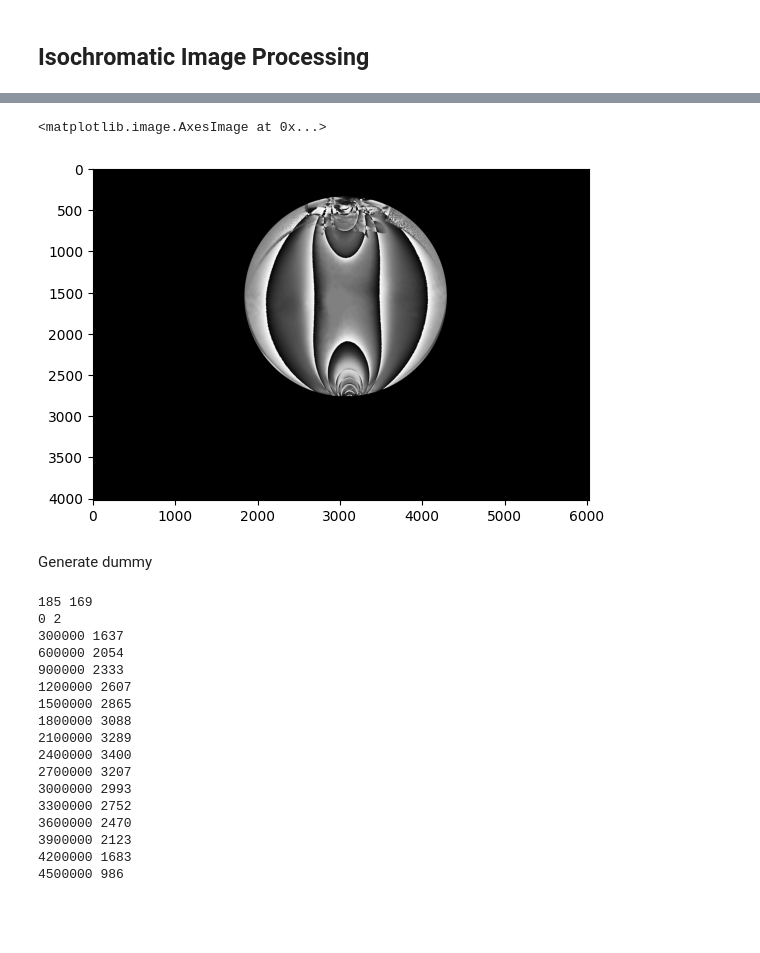
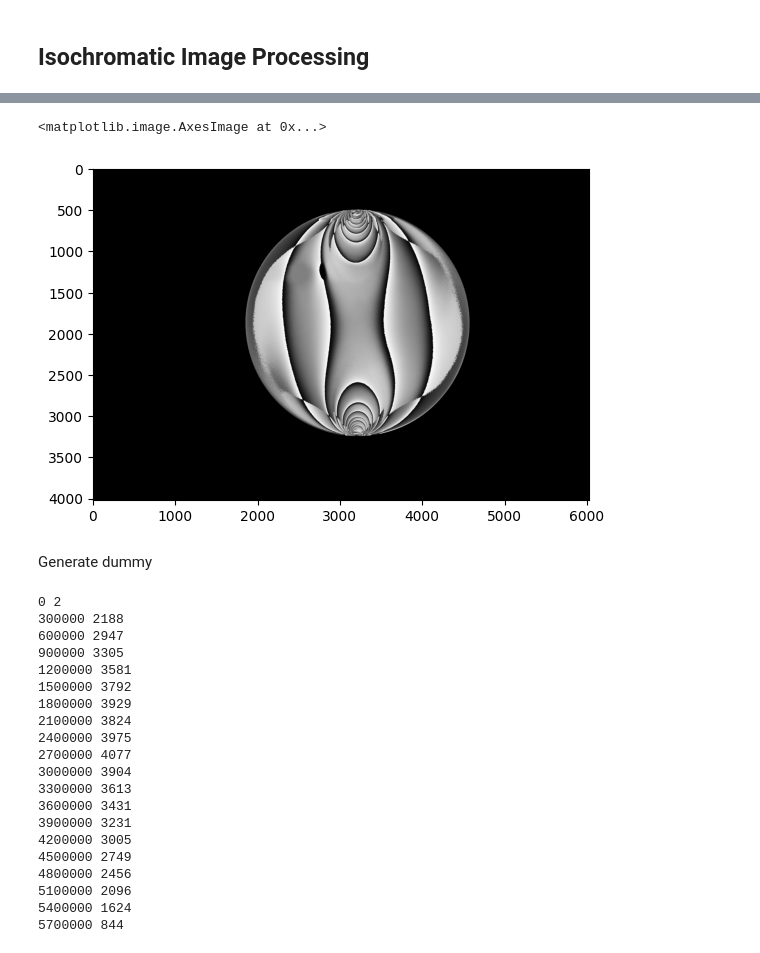
Before and after one commit to fs-bullard/photoelasticity, a Jupyter notebook: ten-step-phase.ipynb, the cells around one changed output, grey strips where cells are left out. Saved outputs shown, nothing was run; the diff lists cells and outputs as text; code cells hidden in the pictures; blank space fills up the shorter version.

```diff
--- a/ten-step-phase.ipynb
+++ b/ten-step-phase.ipynb
@@ -126,38 +126,41 @@ plt.imsave('img/disc/results/disc_isochr_wr.jpg', isochromatic_param, cmap='gray
 # %%
-mask = cv.imread('img/disc/mask/disc_mask_phase_shifting.jpg', cv.IMREAD_GRAYSCALE)
+mask = cv.imread('img/disc/mask/disc_mask_phase_shifting_2.jpg', cv.IMREAD_GRAYSCALE)
 
 isochromatic_masked = cv.multiply(isochromatic_param, mask / 255)
 isochromatic_masked = cv.medianBlur(isochromatic_masked.astype(np.uint8), 5)
 
 plt.imshow(isochromatic_masked, cmap='gray')
 # %% [output]
 <matplotlib.image.AxesImage at 0x...>
-[figure, old version]
+[figure, new version]
 # %% [markdown]
 Generate dummy
 # %%
 # Set stack as isotropic points
-stack = [(1600, 2000), (1600, 4200)]
+stack = [(2000, 2200), (2000, 4200)]
 #create dummy array to be populated by unwrapped pixels
 dummy = mask_to_dummy(mask)
 
 # Unwrap
 img_unwrapped = phase_unwrap(isochromatic_masked, stack, dummy)
 # %% [output]
-185 169
 0 2
-300000 1637
-600000 2054
-900000 2333
-1200000 2607
-1500000 2865
-1800000 3088
-2100000 3289
-2400000 3400
-2700000 3207
-3000000 2993
-3300000 2752
-3600000 2470
-3900000 2123
-4200000 1683
-4500000 986
+300000 2188
+600000 2947
+900000 3305
+1200000 3581
+1500000 3792
+1800000 3929
+2100000 3824
+2400000 3975
+2700000 4077
+3000000 3904
+3300000 3613
+3600000 3431
+3900000 3231
+4200000 3005
+4500000 2749
+4800000 2456
+5100000 2096
+5400000 1624
+5700000 844
```
Also changed, not shown: parts of 4 cells of this notebook, 10 other files.
